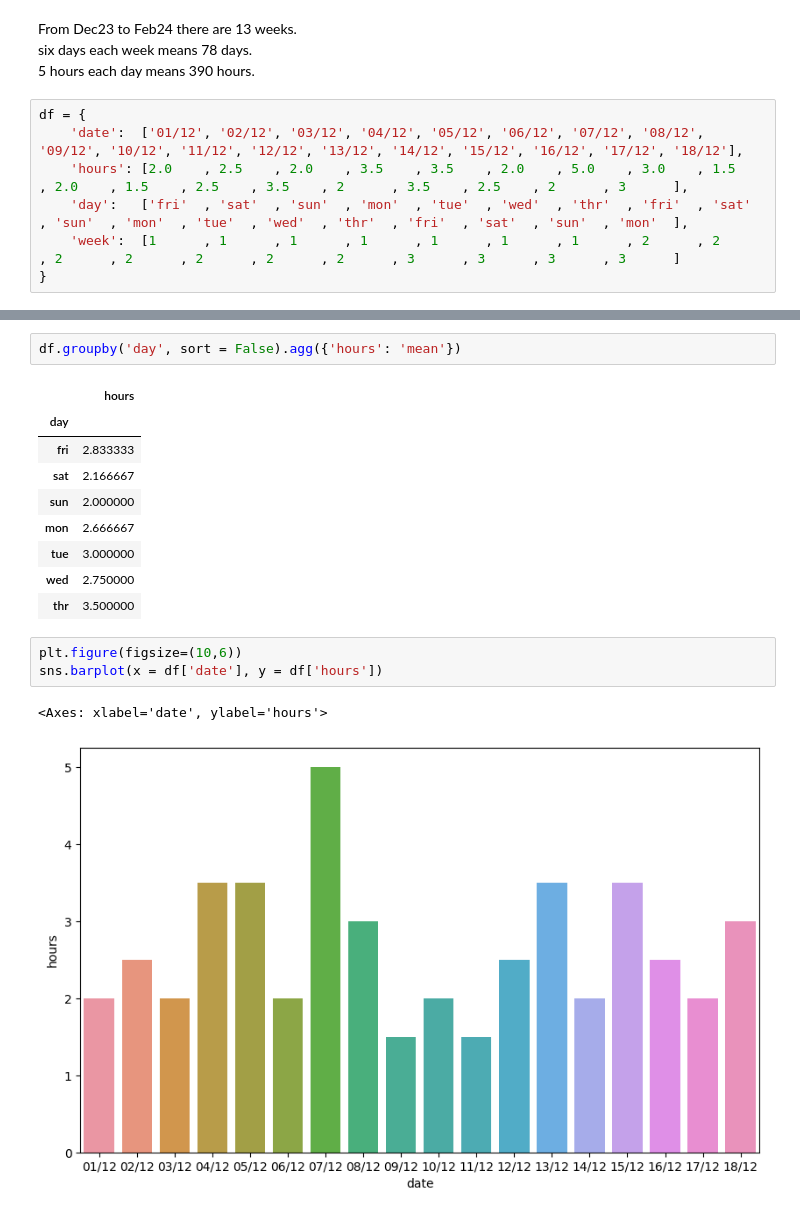
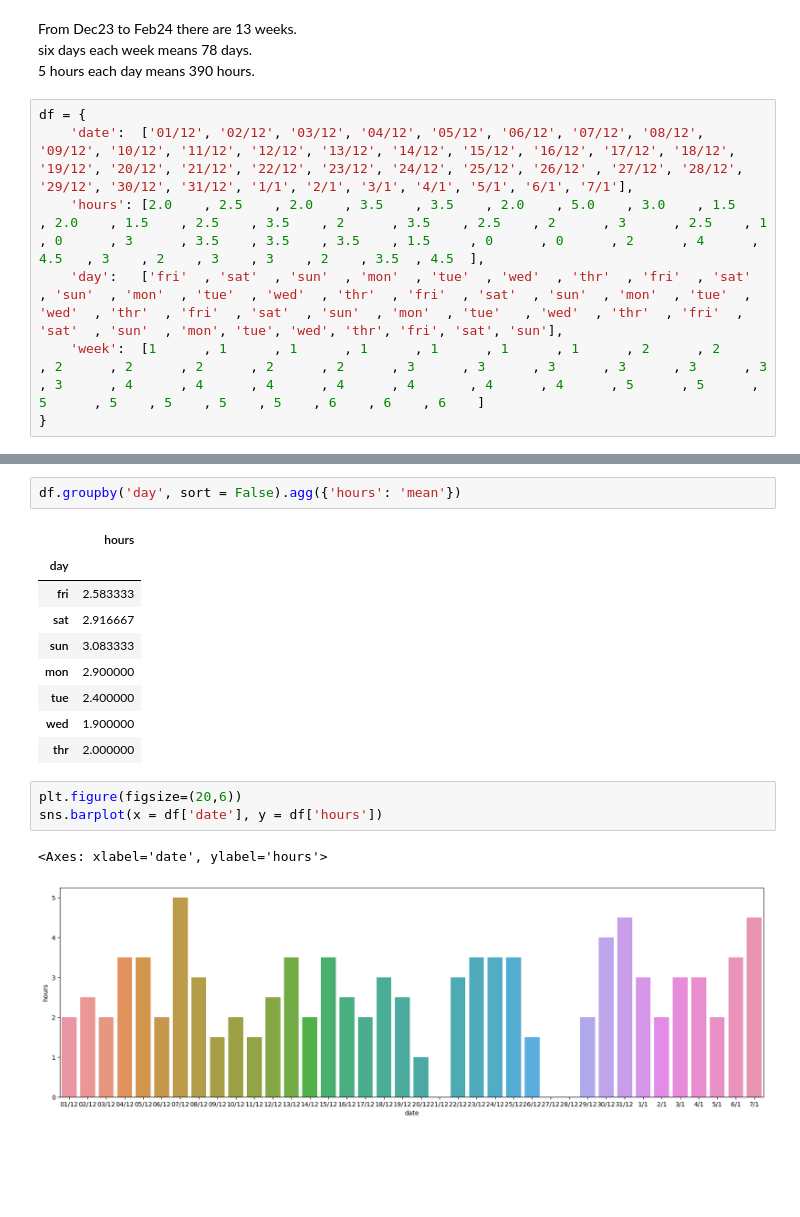
Before and after one commit to osama-gawish/KaggleNotebooks, a Jupyter notebook: studying-records.ipynb, the cells around one changed output, grey strips where cells are left out. Cells and saved outputs as stored; diff of their text form; blank space fills up the shorter version.

```diff
--- a/studying-records.ipynb
+++ b/studying-records.ipynb
@@ -8,10 +8,10 @@ six days each week means 78 days.
 5 hours each day means 390 hours.
 # %%
 df = {
-    'date':  ['01/12', '02/12', '03/12', '04/12', '05/12', '06/12', '07/12', '08/12', '09/12', '10/12', '11/12', '12/12', '13/12', '14/12', '15/12', '16/12', '17/12', '18/12'],
-    'hours': [2.0    , 2.5    , 2.0    , 3.5    , 3.5    , 2.0    , 5.0    , 3.0    , 1.5    , 2.0    , 1.5    , 2.5    , 3.5    , 2      , 3.5    , 2.5    , 2      , 3      ],
-    'day':   ['fri'  , 'sat'  , 'sun'  , 'mon'  , 'tue'  , 'wed'  , 'thr'  , 'fri'  , 'sat'  , 'sun'  , 'mon'  , 'tue'  , 'wed'  , 'thr'  , 'fri'  , 'sat'  , 'sun'  , 'mon'  ],
-    'week':  [1      , 1      , 1      , 1      , 1      , 1      , 1      , 2      , 2      , 2      , 2      , 2      , 2      , 2      , 3      , 3      , 3      , 3      ]
+    'date':  ['01/12', '02/12', '03/12', '04/12', '05/12', '06/12', '07/12', '08/12', '09/12', '10/12', '11/12', '12/12', '13/12', '14/12', '15/12', '16/12', '17/12', '18/12', '19/12', '20/12', '21/12', '22/12', '23/12', '24/12', '25/12', '26/12' , '27/12', '28/12', '29/12', '30/12', '31/12', '1/1', '2/1', '3/1', '4/1', '5/1', '6/1', '7/1'],
+    'hours': [2.0    , 2.5    , 2.0    , 3.5    , 3.5    , 2.0    , 5.0    , 3.0    , 1.5    , 2.0    , 1.5    , 2.5    , 3.5    , 2      , 3.5    , 2.5    , 2      , 3      , 2.5    , 1      , 0      , 3      , 3.5    , 3.5    , 3.5    , 1.5     , 0      , 0      , 2      , 4      ,  4.5   , 3    , 2    , 3    , 3    , 2    , 3.5  , 4.5  ],
+    'day':   ['fri'  , 'sat'  , 'sun'  , 'mon'  , 'tue'  , 'wed'  , 'thr'  , 'fri'  , 'sat'  , 'sun'  , 'mon'  , 'tue'  , 'wed'  , 'thr'  , 'fri'  , 'sat'  , 'sun'  , 'mon'  , 'tue'  , 'wed'  , 'thr'  , 'fri'  , 'sat'  , 'sun'  , 'mon'  , 'tue'   , 'wed'  , 'thr'  , 'fri'  , 'sat'  , 'sun'  , 'mon', 'tue', 'wed', 'thr', 'fri', 'sat', 'sun'],
+    'week':  [1      , 1      , 1      , 1      , 1      , 1      , 1      , 2      , 2      , 2      , 2      , 2      , 2      , 2      , 3      , 3      , 3      , 3      , 3      , 3      , 3      , 4      , 4      , 4      , 4      , 4       , 4      , 4      , 5      , 5      , 5      , 5    , 5    , 5    , 5    , 6    , 6    , 6    ]
 }
 # %%
 df = pd.DataFrame(df)
@@ -54,19 +38,19 @@ df.groupby('day', sort = False).agg({'hours': 'mean'})
 # %% [output]
 |  | hours |
 | day |  |
-| fri | 2.833333 |
-| sat | 2.166667 |
-| sun | 2.000000 |
-| mon | 2.666667 |
-| tue | 3.000000 |
-| wed | 2.750000 |
-| thr | 3.500000 |
+| fri | 2.583333 |
+| sat | 2.916667 |
+| sun | 3.083333 |
+| mon | 2.900000 |
+| tue | 2.400000 |
+| wed | 1.900000 |
+| thr | 2.000000 |
 # %%
-plt.figure(figsize=(10,6))
+plt.figure(figsize=(20,6))
 sns.barplot(x = df['date'], y = df['hours'])
 # %% [output]
 <Axes: xlabel='date', ylabel='hours'>
-[figure, old version]
+[figure, new version]
 # %%
 completed = df['hours'].sum()
 remaining = 390 - completed
```
Also changed, not shown: parts of 6 cells of this notebook.
